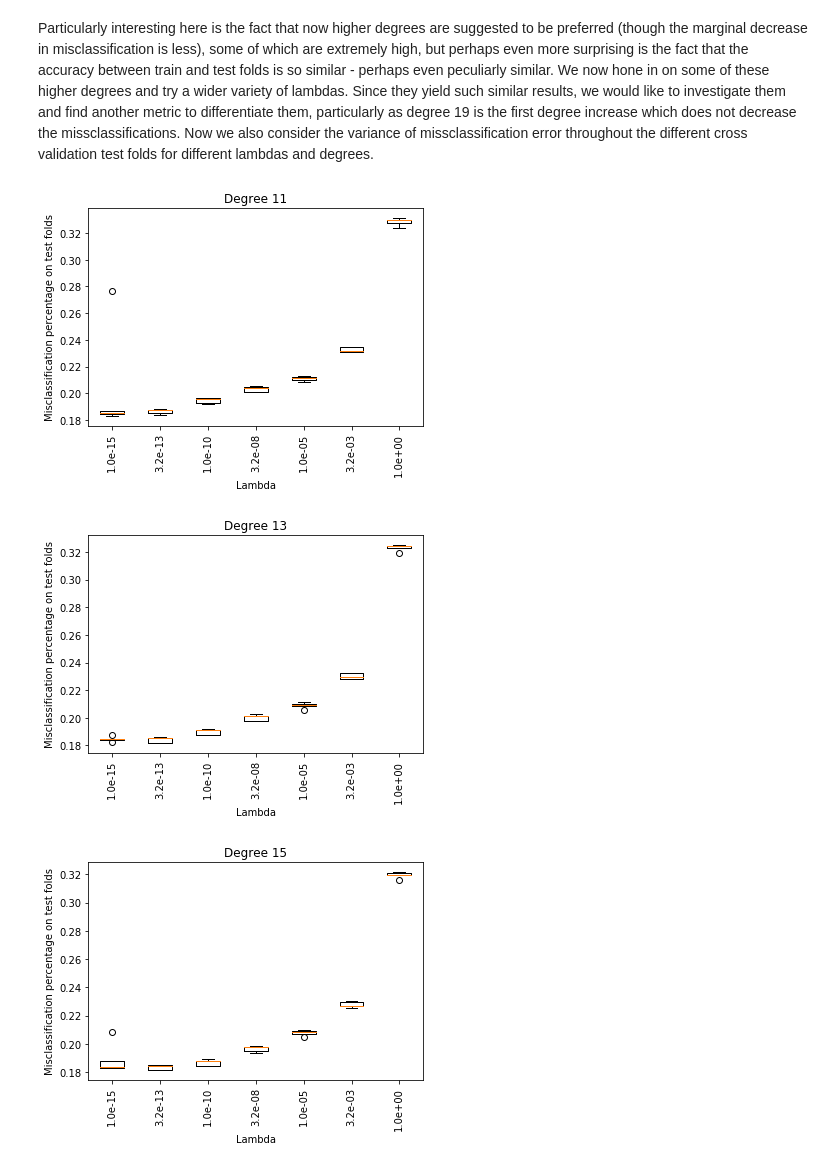
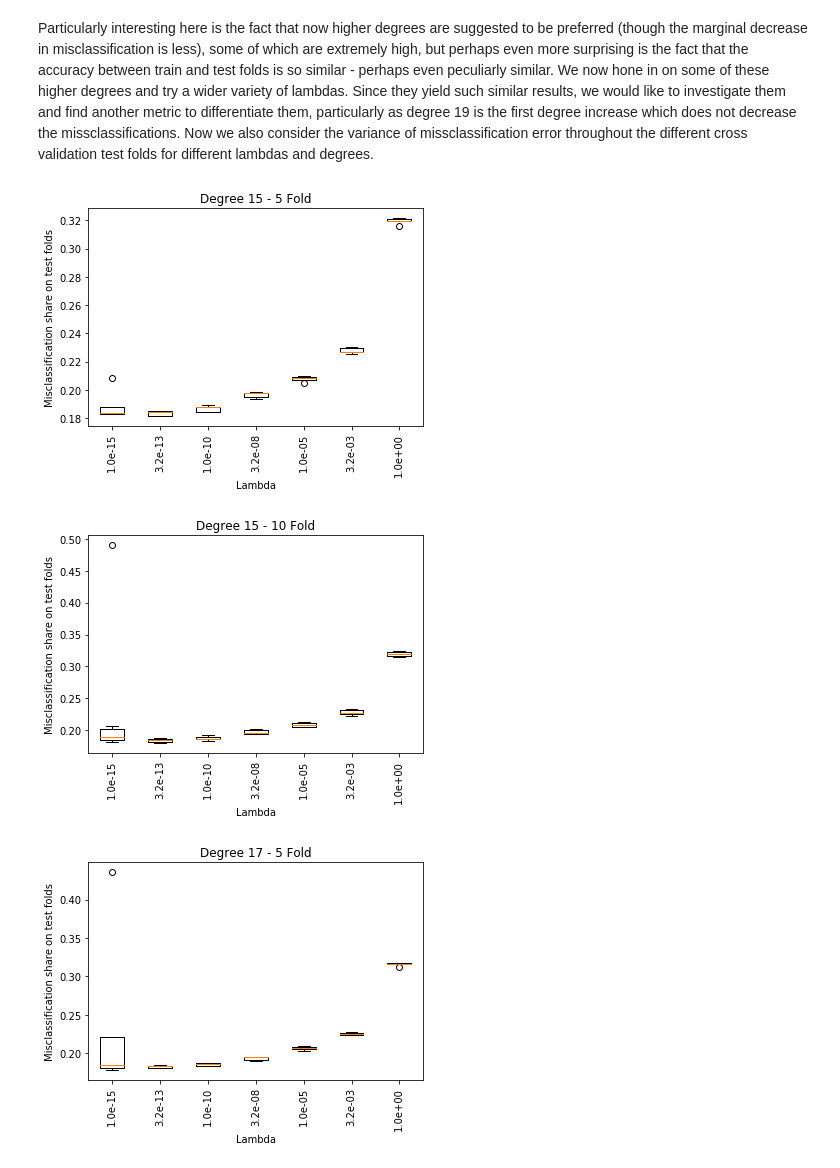
Before and after one commit to KamranSattary/ML-CS-433-Project-1, a Jupyter notebook: src/Visualising Ridge Tuning.ipynb, the cells around one changed output. Saved outputs shown, nothing was run; the diff lists cells and outputs as text; code cells hidden in the pictures.

```diff
--- a/src/Visualising Ridge Tuning.ipynb
+++ b/src/Visualising Ridge Tuning.ipynb
@@ -290,14 +290,15 @@ def box_plot_variance(degree, lambdas, k_fold):
     plt.xticks(np.arange(1,len(lambdas)+1), labels=['%.1e' % x for x in lambdas.tolist()], rotation=90)
     plt.xlabel('Lambda')
     plt.ylabel('Misclassification share on test folds')
-    plt.title('Degree '+str(degree))
+    plt.title(f'Degree {degree} - {k_fold} Fold')
     plt.show()
 # %%
 lambdas = np.logspace(-15,0,7)
-degrees = [11,13,15,17,19]
+degrees = [15,17,19]
 for d in degrees:
-    box_plot_variance(d, lambdas)
+    box_plot_variance(d, lambdas, 5)
+    box_plot_variance(d, lambdas, 10)
 # %% [output]
-[figure, old version]
+[figure, new version]
-[figure, old version]
+[figure, new version]
-[figure, old version]
+[figure, new version]
```
Also changed, not shown: parts of 5 cells of this notebook, 2 other files.
